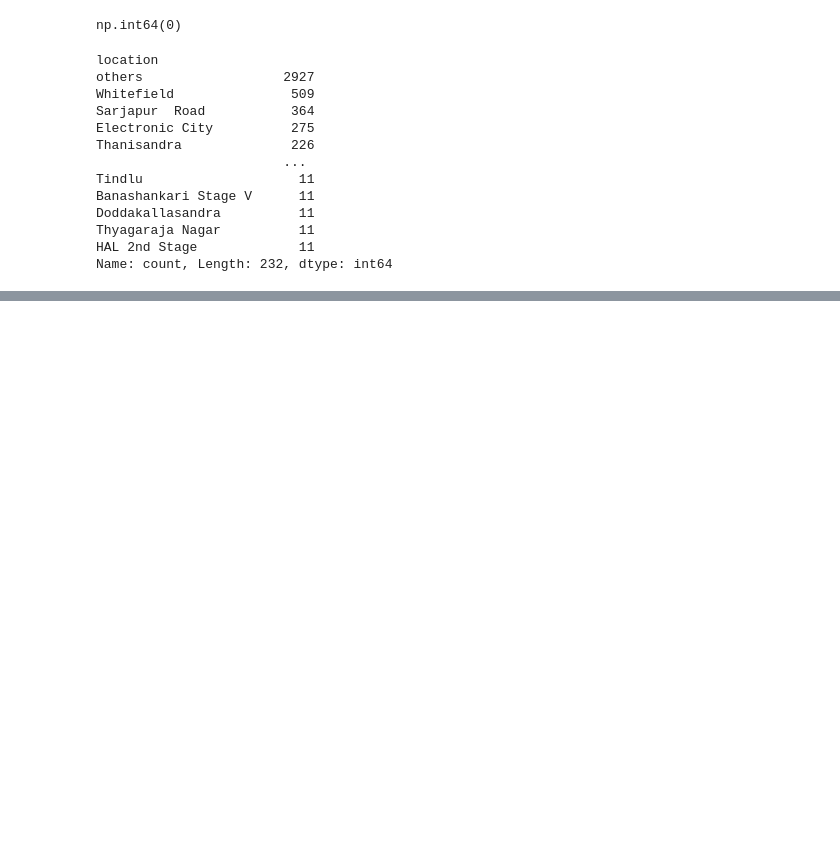
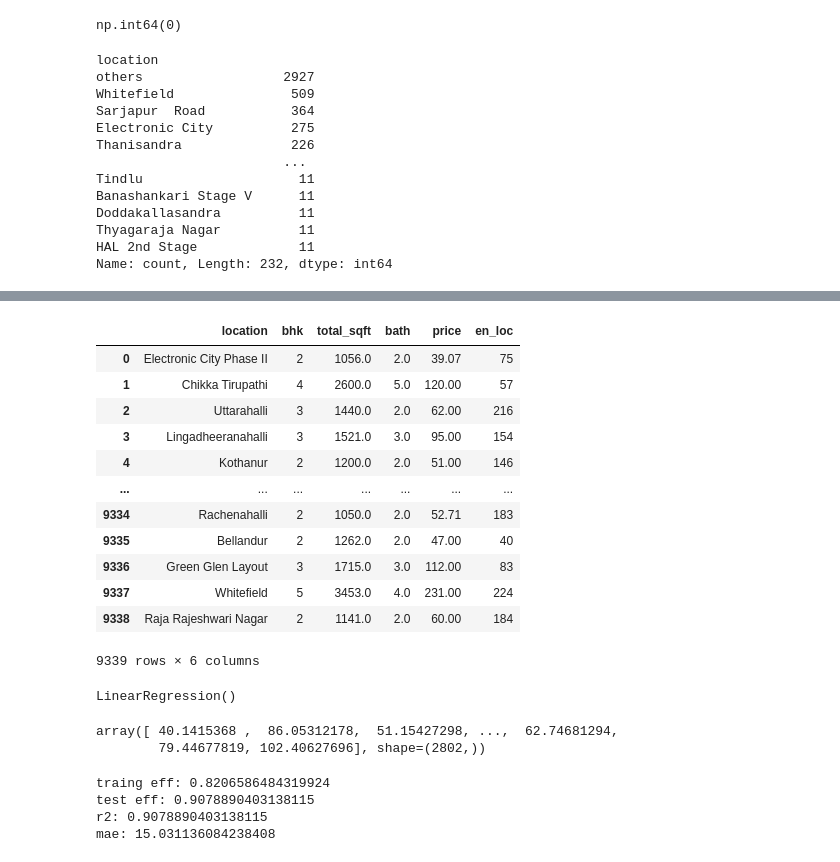
Before and after one commit to roshika1235/Bangolore_house_price_pred, a Jupyter notebook: EDA_ANALYSIS.ipynb, the cells around one changed output, grey strips where cells are left out. Saved outputs shown, nothing was run; the diff lists cells and outputs as text; code cells hidden in the pictures; blank space fills up the shorter version.

```diff
--- a/EDA_ANALYSIS.ipynb
+++ b/EDA_ANALYSIS.ipynb
@@ -88,0 +237,19 @@ Name: count, Length: 232, dtype: int64
+# %%
+## encoding loc column
+en=LabelEncoder()
+df["en_loc"]=en.fit_transform(df["location"])
+df
+# %% [output]
+|  | location | bhk | total_sqft | bath | price | en_loc |
+| 0 | Electronic City Phase II | 2 | 1056.0 | 2.0 | 39.07 | 75 |
+| 1 | Chikka Tirupathi | 4 | 2600.0 | 5.0 | 120.00 | 57 |
+| 2 | Uttarahalli | 3 | 1440.0 | 2.0 | 62.00 | 216 |
+| 3 | Lingadheeranahalli | 3 | 1521.0 | 3.0 | 95.00 | 154 |
+| 4 | Kothanur | 2 | 1200.0 | 2.0 | 51.00 | 146 |
+| ... | ... | ... | ... | ... | ... | ... |
+| 9334 | Rachenahalli | 2 | 1050.0 | 2.0 | 52.71 | 183 |
+| 9335 | Bellandur | 2 | 1262.0 | 2.0 | 47.00 | 40 |
+| 9336 | Green Glen Layout | 3 | 1715.0 | 3.0 | 112.00 | 83 |
+| 9337 | Whitefield | 5 | 3453.0 | 4.0 | 231.00 | 224 |
+| 9338 | Raja Rajeshwari Nagar | 2 | 1141.0 | 2.0 | 60.00 | 184 |
+9339 rows × 6 columns
@@ -88,0 +261,21 @@ Name: count, Length: 232, dtype: int64
+# %%
+model=LinearRegression()
+model.fit(xtrain,ytrain)
+# %% [output]
+LinearRegression()
+# %%
+ypred=model.predict(xtest)
+ypred
+# %% [output]
+array([ 40.1415368 ,  86.05312178,  51.15427298, ...,  62.74681294,
+        79.44677819, 102.40627696], shape=(2802,))
+# %%
+print("traing eff:",model.score(xtrain,ytrain))
+print("test eff:",model.score(xtest,ytest))
+print("r2:",r2_score(ytest,ypred))
+print("mae:",mean_absolute_error(ytest,ypred))
+# %% [output]
+traing eff: 0.8206586484319924
+test eff: 0.9078890403138115
+r2: 0.9078890403138115
+mae: 15.031136084238408
```
Also changed, not shown: parts of 26 cells of this notebook.
